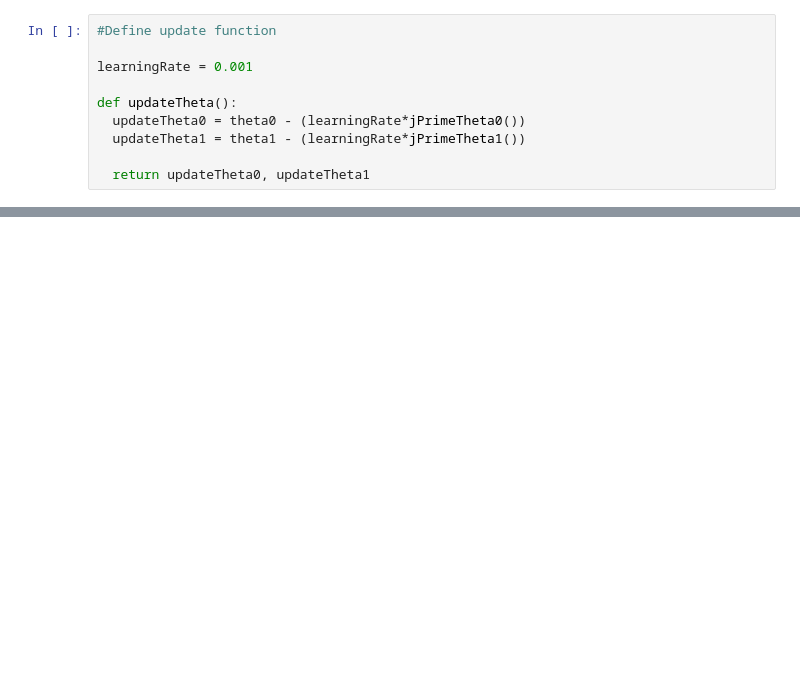
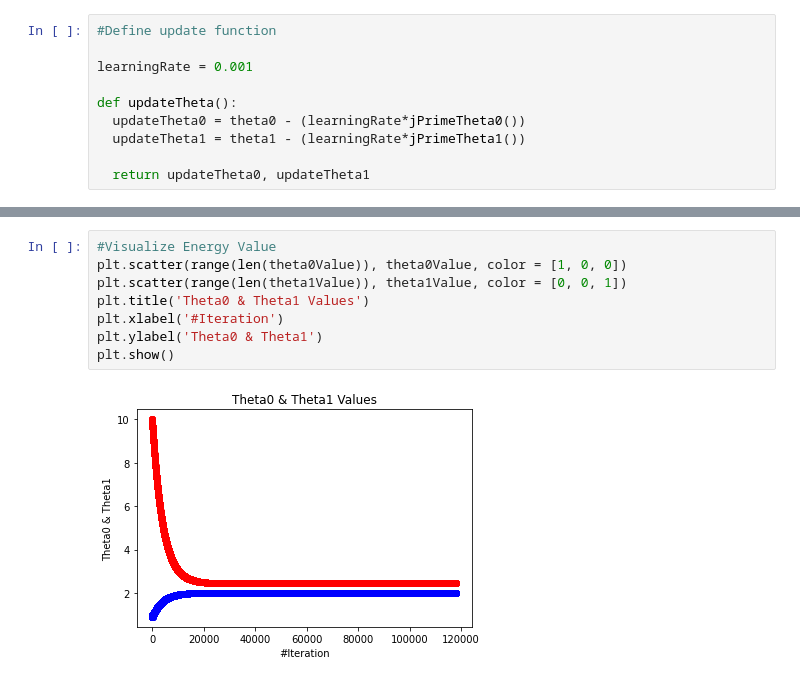
Before and after one commit to RyuJaesang/MachineLearing, a Jupyter notebook: assginment02/MachineLearningAssginment02.ipynb, the cells around one changed output, grey strips where cells are left out. Saved outputs shown, nothing was run; the diff lists cells and outputs as text; blank space fills up the shorter version.

```diff
--- a/assginment02/MachineLearningAssginment02.ipynb
+++ b/assginment02/MachineLearningAssginment02.ipynb
@@ -85,0 +86,10 @@ print(theta0, theta1)
+# %%
+#Visualize Energy Value
+plt.scatter(range(len(theta0Value)), theta0Value, color = [1, 0, 0])
+plt.scatter(range(len(theta1Value)), theta1Value, color = [0, 0, 1])
+plt.title('Theta0 & Theta1 Values')
+plt.xlabel('#Iteration')
+plt.ylabel('Theta0 & Theta1')
+plt.show()
+# %% [output]
+[figure, added]
```
Also changed, not shown: parts of 4 cells of this notebook.
